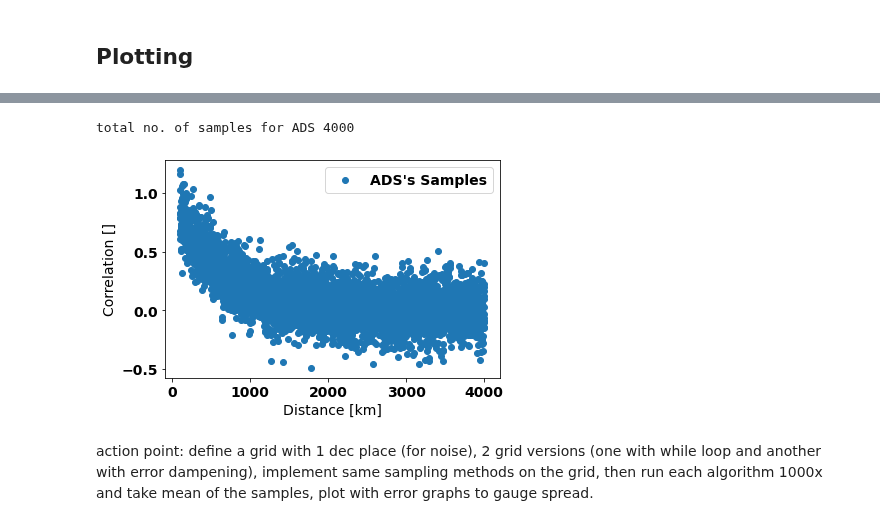
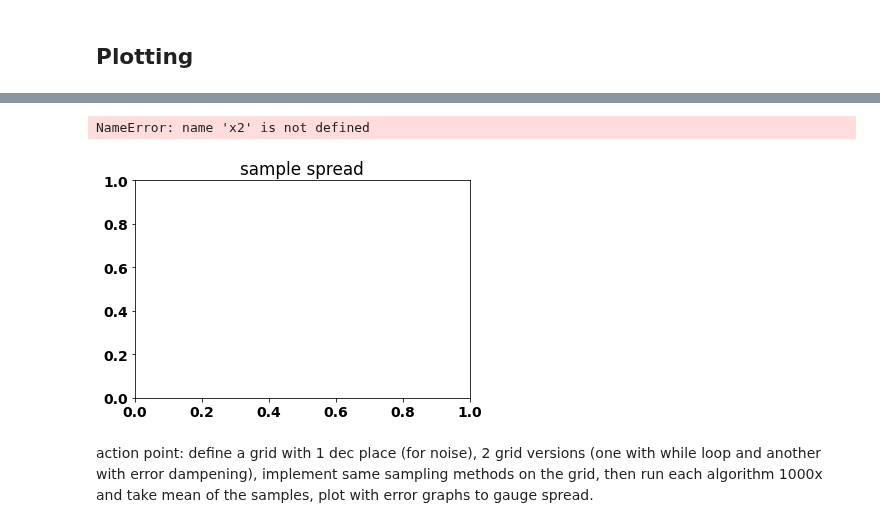
Before and after one commit to mustafa-majid-uu/curvefit_sampling, a Jupyter notebook: ex_R.ipynb, the cells around one changed output, grey strips where cells are left out. Cells and saved outputs as stored; diff of their text form; code cells hidden in the pictures.

```diff
--- a/ex_R.ipynb
+++ b/ex_R.ipynb
@@ -247,18 +266,19 @@ error value: 0.15
 # %%
 
 
 #I made one for V2 as well
 plt.figure(7)
-plt.scatter(x,y, label='ADS\'s Samples')
+plt.title("sample spread")
+plt.scatter(x2,y2)
 #plt.plot(np.arange(4000), cordist(np.arange(4000), *params), 'g--',label='fitted function')
 plt.ylabel('Correlation []')
 plt.xlabel('Distance [km]')
 plt.legend(loc="upper right")
 
 
-print("total no. of samples for ADS",len(x))
+print("total no. of samples for ADS",len(x2))
 # %% [output]
-total no. of samples for ADS 4000
+NameError: name 'x2' is not defined
-[figure, old version]
+[figure, new version]
 # %% [markdown]
 action point: define a grid with 1 dec place (for noise), 2 grid versions (one with while loop and another with error dampening), implement same sampling methods on the grid, then run each algorithm 1000x and take mean of the samples, plot with error graphs to gauge spread.
```
Also changed, not shown: parts of 7 cells of this notebook, 4 other files.
